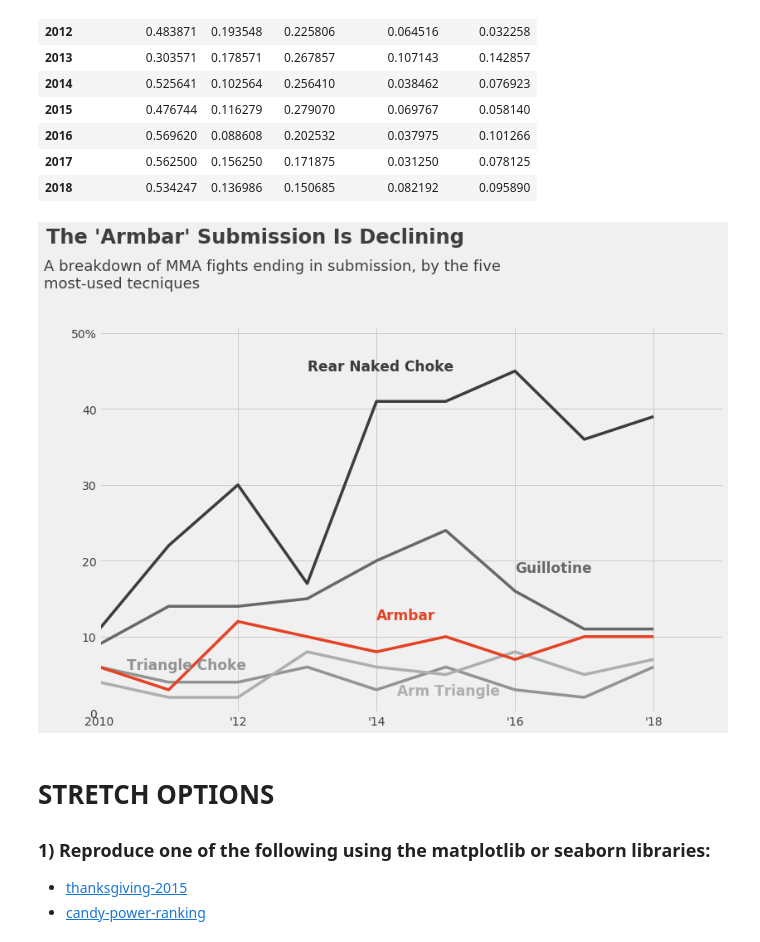
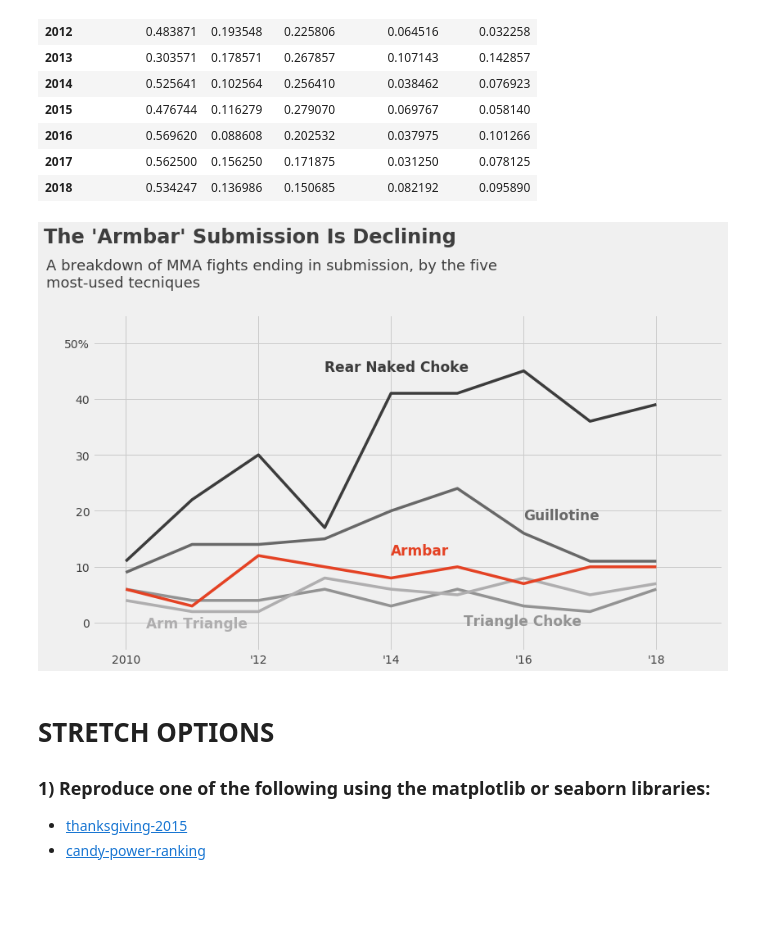
Before and after one commit to ekoly/DS-Unit-1-Sprint-1-Data-Wrangling-and-Storytelling, a Jupyter notebook: module4-make-explanatory-visualizations/LS_DS_114_Make_Explanatory_Visualizations_Assignment.ipynb, the cells around one changed output. Saved outputs shown, nothing was run; the diff lists cells and outputs as text; code cells hidden in the pictures; blank space fills up the shorter version.

```diff
--- a/module4-make-explanatory-visualizations/LS_DS_114_Make_Explanatory_Visualizations_Assignment.ipynb
+++ b/module4-make-explanatory-visualizations/LS_DS_114_Make_Explanatory_Visualizations_Assignment.ipynb
@@ -128,45 +128,53 @@ df.div(df.sum(axis=1), axis=0)
 | 2017 | 0.562500 | 0.156250 | 0.171875 | 0.031250 | 0.078125 |
 | 2018 | 0.534247 | 0.136986 | 0.150685 | 0.082192 | 0.095890 |
 # %%
-
-plt.style.use('fivethirtyeight')
+# my dataset is different from the one in the above chart
+# so it won't look exactly the same
 
 fig, ax = plt.subplots()
 
 fig.set_figheight(8)
 fig.set_figwidth(12)
 
 ax.set_ylim(bottom=0, top=51)
 ax.set_xlim(left=2010, right=2019)
 
 ax.plot(df.index, df[["Rear Naked Choke"]], color="#3C3C3C", linewidth=3.5)
 ax.plot(df.index, df[["Guillotine"]], color="#686868", linewidth=3.5)
 ax.plot(df.index, df[["Triangle Choke"]], color="#939393", linewidth=3.5)
 ax.plot(df.index, df[["Arm Triangle"]], color="#AFAEAF", linewidth=3.5)
 ax.plot(df.index, df[["Armbar"]], color="#E44224", linewidth=3.5)
 
 ax.set_title("The 'Armbar' Submission Is Declining", x=.25, y=1.2, fontsize=24, fontweight=900, color="#3E3E3E")
 #ax.text(s="A breakdown of MMA fights ending in submission, by the five most-used techniques", x=-2, y=41, fontsize=16)
 
 ax.set_ylabel("")
 ax.set_xlabel("")
 
-ax.text(2009.2, 56, "A breakdown of MMA fights ending in submission, by the five\nmost-used tecniques", fontsize=18, color="#3E3E3E")
+ax.text(2008.8, 60, "A breakdown of MMA fights ending in submission, by the five\nmost-used tecniques", fontsize=18, color="#3E3E3E")
 
 ax.text(2013, 45.0, "Rear Naked Choke", color="#3C3C3C", fontweight=850, fontsize=17)
 ax.text(2016, 18.5, "Guillotine", color="#686868", fontweight=850, fontsize=17)
-ax.text(2010.4, 5.7, "Triangle Choke", color="#939393", fontweight=850, fontsize=17)
-ax.text(2014.3, 2.3, "Arm Triangle", color="#AFAEAF", fontweight=850, fontsize=17)
+ax.text(2015.1, -0.4, "Triangle Choke", color="#939393", fontweight=850, fontsize=17)
+ax.text(2010.3, -0.9, "Arm Triangle", color="#AFAEAF", fontweight=850, fontsize=17)
 ax.text(2014, 12.2, "Armbar", color="#E44224", fontweight=850, fontsize=17)
 
 ax.set_xticks(range(2010, 2019, 2))
+ax.set_yticks(range(0, 51, 10))
+
+
+
+ax.set_xbound(lower=2009.5)
+ax.set_ybound(lower=-5, upper=55)
 
 ax.set_yticklabels(["0", "10", "20", "30", "40", "50%"], color="#3E3E3E")
 ax.set_xticklabels(["2010", "'12", "'14", "'16", "'18"], color="#3E3E3E")
 
+fig.tight_layout()
+
 fig.show()
 # %% [output]
-[figure, old version]
+[figure, new version]
 # %% [markdown]
 # STRETCH OPTIONS
 
```
